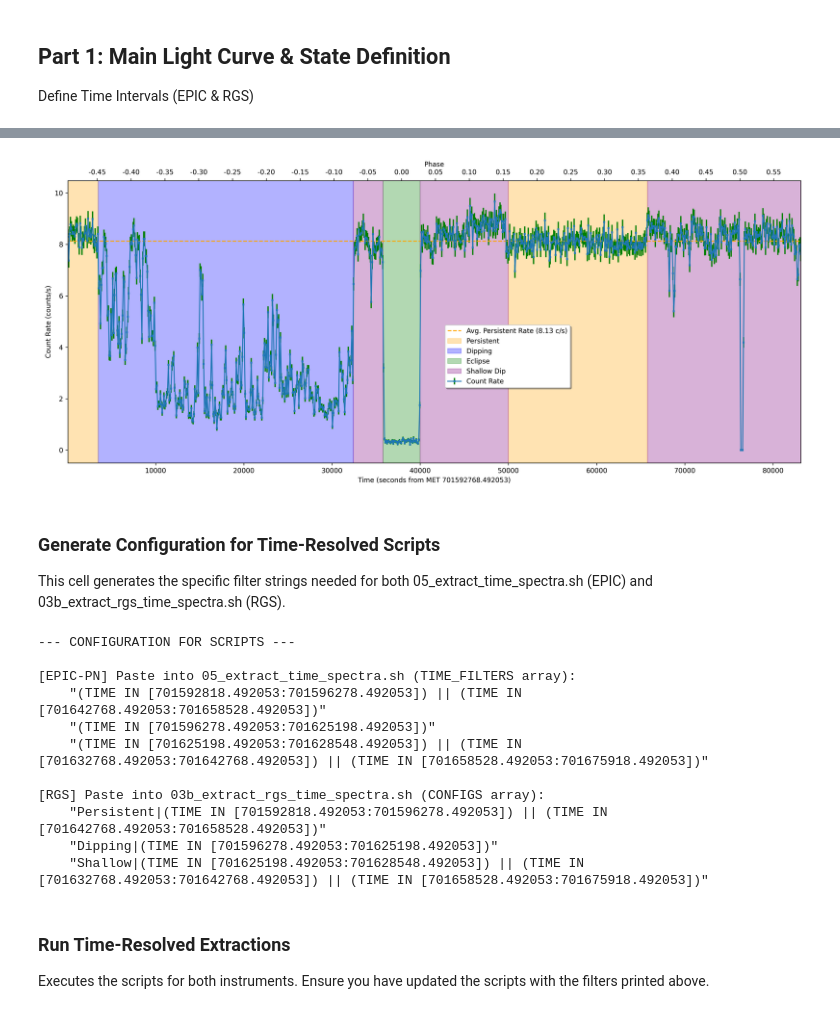
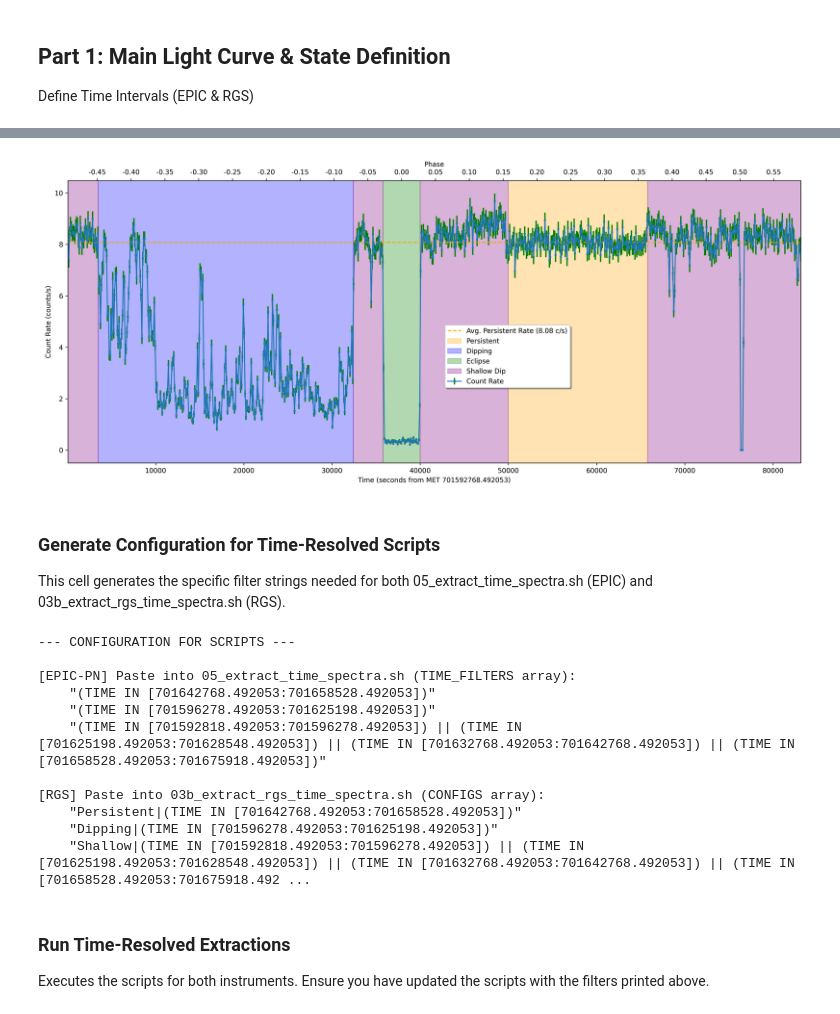
Before and after one commit to KSSolomons/Swift-j1858.6-0814, a Jupyter notebook: notebooks/time_flux_extraction.ipynb, the cells around one changed output, grey strips where cells are left out. Cells and saved outputs as stored; diff of their text form; code cells hidden in the pictures.

Commit message:
Update time filters in extraction scripts: adjust filter expressions for improved accuracy

```diff
--- a/notebooks/time_flux_extraction.ipynb
+++ b/notebooks/time_flux_extraction.ipynb
@@ -93,10 +95,15 @@ time_relative = time_clean - tstart
 
 # --- Define Intervals (Visual Inspection) ---
 # Note: Ensure these match the visual cues from your specific observation
-persistent_intervals = [(time_relative[0], 3510), (50000, 65760)]
+# --- Define Intervals (Visual Inspection) ---
+# Note: persistent_intervals must be a list [], even for a single interval
+persistent_intervals = [(50000, 65760)]
+
 dipping_intervals = (3510, 32430)
 eclipse_intervals = (35780, 40000)
-shallow_dip_intervals = [(32430, 35780), (40000, 50000), (65760, time_relative[-1])]
+
+# shallow_dip_intervals is already correctly formatted as a list
+shallow_dip_intervals = [(time_relative[0], 3510), (32430, 35780), (40000, 50000), (65760, time_relative[-1])]
 
 # --- Calculations ---
 # 1. Average Persistent Rate
@@ -173,4 +182,4 @@ display(Image(filename=plot_path, width=800))
-[figure, old version]
+[figure, new version]
 # %% [markdown]
 ### Generate Configuration for Time-Resolved Scripts
 
@@ -206,14 +215,14 @@ print(f'    "Shallow|{filter_shallow}"')
 --- CONFIGURATION FOR SCRIPTS ---
 
 [EPIC-PN] Paste into 05_extract_time_spectra.sh (TIME_FILTERS array):
-    "(TIME IN [701592818.492053:701596278.492053]) || (TIME IN [701642768.492053:701658528.492053])"
+    "(TIME IN [701642768.492053:701658528.492053])"
     "(TIME IN [701596278.492053:701625198.492053])"
-    "(TIME IN [701625198.492053:701628548.492053]) || (TIME IN [701632768.492053:701642768.492053]) || (TIME IN [701658528.492053:701675918.492053])"
+    "(TIME IN [701592818.492053:701596278.492053]) || (TIME IN [701625198.492053:701628548.492053]) || (TIME IN [701632768.492053:701642768.492053]) || (TIME IN [701658528.492053:701675918.492053])"
 
 [RGS] Paste into 03b_extract_rgs_time_spectra.sh (CONFIGS array):
-    "Persistent|(TIME IN [701592818.492053:701596278.492053]) || (TIME IN [701642768.492053:701658528.492053])"
+    "Persistent|(TIME IN [701642768.492053:701658528.492053])"
     "Dipping|(TIME IN [701596278.492053:701625198.492053])"
-    "Shallow|(TIME IN [701625198.492053:701628548.492053]) || (TIME IN [701632768.492053:701642768.492053]) || (TIME IN [701658528.492053:701675918.492053])"
+    "Shallow|(TIME IN [701592818.492053:701596278.492053]) || (TIME IN [701625198.492053:701628548.492053]) || (TIME IN [701632768.492053:701642768.492053]) || (TIME IN [701658528.492053:701675918.492 ...
 # %% [markdown]
 ### Run Time-Resolved Extractions
 Executes the scripts for both instruments. Ensure you have updated the scripts with the filters printed above.
```
Also changed, not shown: parts of 3 cells of this notebook, 4 other files.
